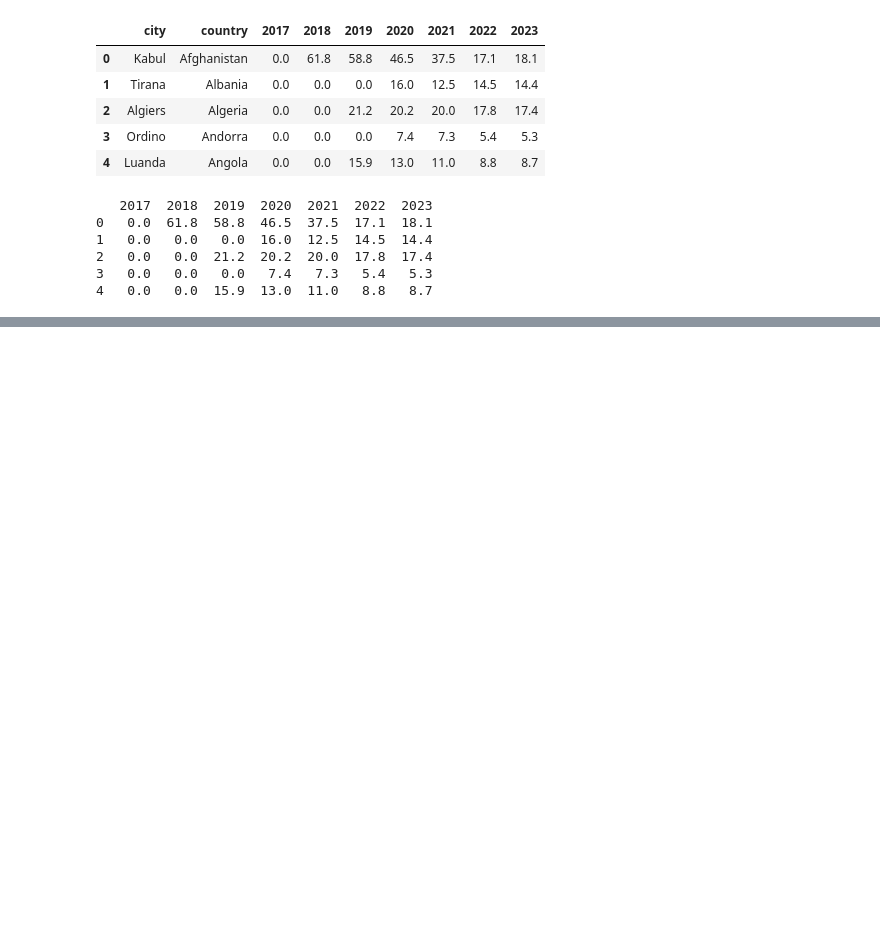
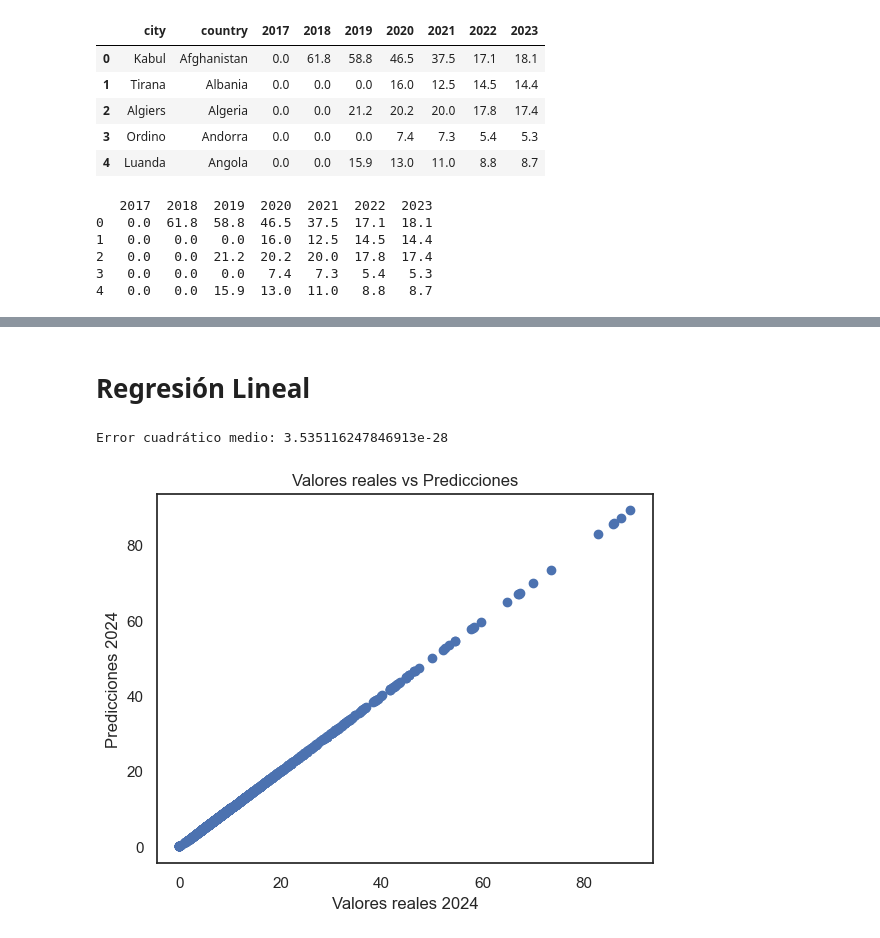
Before and after one commit to FrankRomeroT/H-bito, a Jupyter notebook: Dia 19/Contaminación del aire.ipynb, the cells around one changed output, grey strips where cells are left out. Drawn from its saved outputs; the diff is of its cells as text; code cells hidden in the pictures; blank space fills up the shorter version.

```diff
--- a/Dia 19/Contaminación del aire.ipynb
+++ b/Dia 19/Contaminación del aire.ipynb
@@ -183,3 +193,42 @@ if '2024' not in df2.columns:
+# %% [markdown]
+# Regresión Lineal
+# %%
+from sklearn.linear_model import LinearRegression
+from sklearn.metrics import mean_squared_error
+
+
+# Entrenamiento y Tarjet
+X = df2[['2017','2018','2019','2020','2021','2022','2023']].values
+y = df2['2023'].values
+X_train, X_test, y_train, y_test = train_test_split(X, y, test_size=0.2, random_state=42)
+
+scaler = StandardScaler()
+X_train_scaled = scaler.fit_transform(X_train)
+X_test_scaled = scaler.transform(X_test)
+
+# Entrenar el modelo de regresión lineal
+model = LinearRegression()
+model.fit(X_train, y_train)
+
+# Realizar predicciones
+y_pred = model.predict(X_test)
+
+# Evaluar el modelo
+mse = mean_squared_error(y_test, y_pred)
+print(f'Error cuadrático medio: {mse}')
+
+# Predecir valores de 2024 para todas las filas
+df2['2024_pred'] = model.predict(scaler.transform(X))
+
+# Visualizar los resultados para el conjunto de prueba
+plt.scatter(y_test, y_pred)
+plt.xlabel('Valores reales 2024')
+plt.ylabel('Predicciones 2024')
+plt.title('Valores reales vs Predicciones')
+plt.show()
+# %% [output]
+Error cuadrático medio: 3.535116247846913e-28
+[figure, added]
 # %%
 df2.head()
 # %% [output]
```
Also changed, not shown: parts of 12 cells of this notebook, 3 other files.
